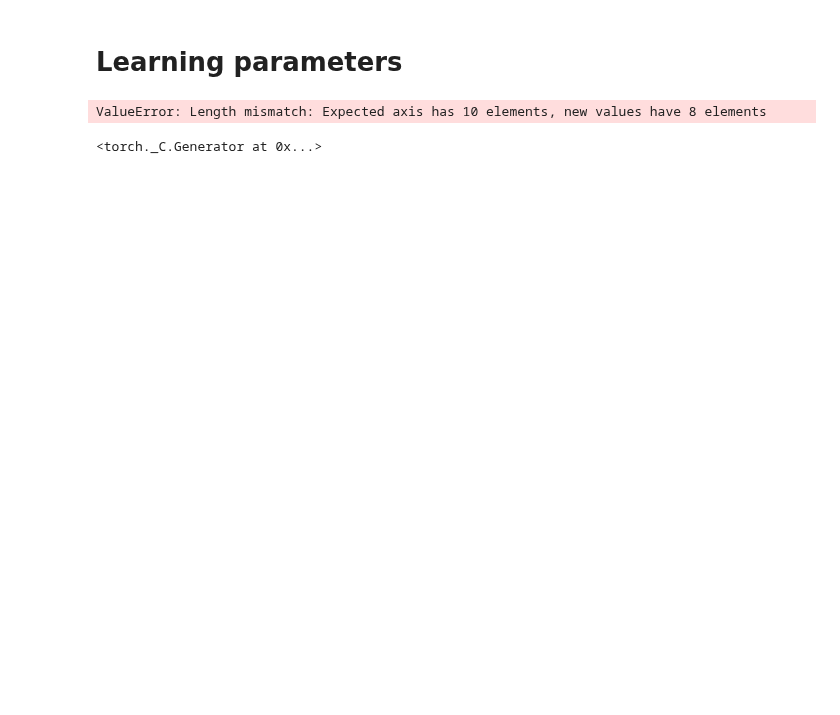
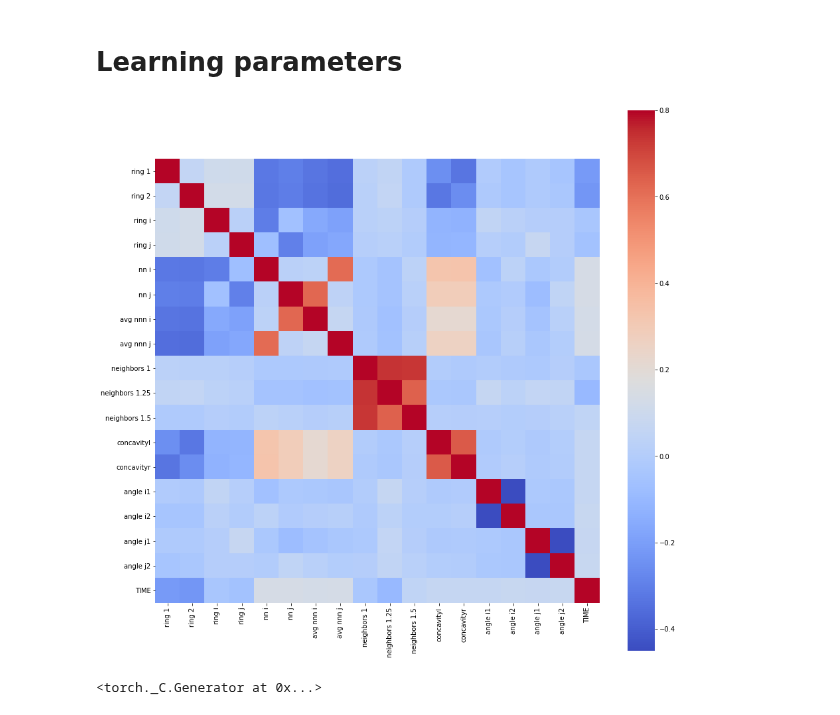
Before and after one commit to Simone7monaco/PatchyParticles, a Jupyter notebook: MULTI_OrderParameters.ipynb, the cells around one changed output. Saved outputs shown, nothing was run; the diff lists cells and outputs as text; code cells hidden in the pictures; blank space fills up the shorter version.

```diff
--- a/MULTI_OrderParameters.ipynb
+++ b/MULTI_OrderParameters.ipynb
@@ -334,16 +364,16 @@ torchy=torch.from_numpy(y/y.mean()).float().unsqueeze(1)
 # %%
 DF=np.hstack((X,np.atleast_2d(y).T))
 DF=pd.DataFrame(DF)
-DF.columns = labels[0:8]
+DF.columns = labels
 #DF.index=[str(e) for e in edgelist]
 
 C_mat = DF.corr()
 fig = plt.figure(figsize = (15,15))
 
 sb.heatmap(C_mat, vmax = .8, square = True, cmap="coolwarm")
 plt.show()
 # %% [output]
-ValueError: Length mismatch: Expected axis has 10 elements, new values have 8 elements
+[figure, added]
 # %%
 def test_train_split(X, y, test_fraction, shuffle=True):
     d_size = len(X)
```
Also changed, not shown: parts of 34 cells of this notebook.
